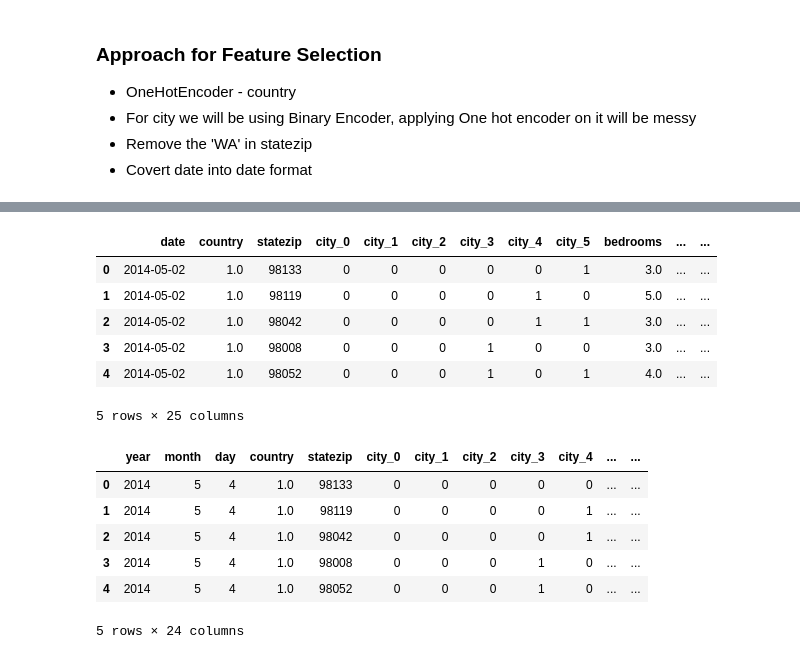
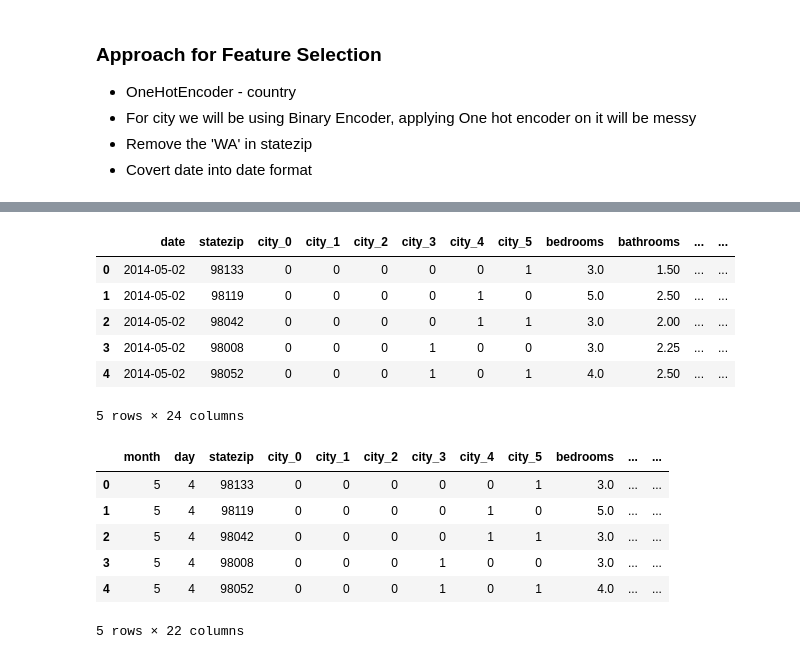
Before and after one commit to pradhans369/Python_and_Data_Science, a Jupyter notebook: 0 ML practice/11 gradient descent.ipynb, the cells around one changed output, grey strips where cells are left out. Saved outputs shown, nothing was run; the diff lists cells and outputs as text; code cells hidden in the pictures.

```diff
--- a/0 ML practice/11 gradient descent.ipynb
+++ b/0 ML practice/11 gradient descent.ipynb
@@ -32,7 +32,7 @@ Index(['date', 'price', 'bedrooms', 'bathrooms', 'sqft_living', 'sqft_lot',
 | 4 | 2014-05-02 00:00:00 | 550000.0 | 4.0 | 2.50 | 1940 | 10500 | 1.0 | 0 | 0 | 4 | ... |
 # %%
 # changing column order
-df = df[['date', 'country', 'statezip', 'city', 'bedrooms', 'bathrooms', 'sqft_living', 'sqft_lot', 'floors', 'waterfront', 'view', 'condition', 'sqft_above', 'sqft_basement', 'yr_built', 'yr_renovated',  'price']]
+df = df[['date', 'statezip', 'city', 'bedrooms', 'bathrooms', 'sqft_living', 'sqft_lot', 'floors', 'waterfront', 'view', 'condition', 'sqft_above', 'sqft_basement', 'yr_built', 'yr_renovated',  'price']]
 
 # printing unique values
 print(df.nunique())
@@ -74,12 +73,3 @@ SHAPE OF THE DATA :  (4600, 17)
 - For city we will be using Binary Encoder, applying One hot encoder on it will be messy
 - Remove the 'WA' in statezip
 - Covert date into date format
-# %%
-# applying one hot encoding on country
-
-ohe = OneHotEncoder(sparse_output=False)
-country = ohe.fit_transform(df[['country']])
-
-df['country'] = pd.DataFrame(country)
-
-df.head()
@@ -109,7 +92,8 @@ df.head()
 
 # df['statezip'] = df['statezip'].str.split().str[-1].astype(int)
 df['statezip'] = df['statezip'].str.replace('WA', '')
-df['statezip'] = df['statezip'].astype('int')           # convering numbers into integers
+# df['statezip'] = df['statezip'].astype('int')           # convering numbers into integers
+df['statezip'] = df['statezip']        # dont convert zip into integers, coz for eg the model will consider  Zip 98133 is "greater" than Zip 98001
 
 # print(df.info())
 df.head()
@@ -143,22 +127,24 @@ df['year'] = df['date'].dt.year
 
 df.head()
 # %% [output]
-|  | date | country | statezip | city_0 | city_1 | city_2 | city_3 | city_4 | city_5 | bedrooms | ... | ... |
-| 0 | 2014-05-02 | 1.0 | 98133 | 0 | 0 | 0 | 0 | 0 | 1 | 3.0 | ... | ... |
-| 1 | 2014-05-02 | 1.0 | 98119 | 0 | 0 | 0 | 0 | 1 | 0 | 5.0 | ... | ... |
-| 2 | 2014-05-02 | 1.0 | 98042 | 0 | 0 | 0 | 0 | 1 | 1 | 3.0 | ... | ... |
-| 3 | 2014-05-02 | 1.0 | 98008 | 0 | 0 | 0 | 1 | 0 | 0 | 3.0 | ... | ... |
-| 4 | 2014-05-02 | 1.0 | 98052 | 0 | 0 | 0 | 1 | 0 | 1 | 4.0 | ... | ... |
+|  | date | statezip | city_0 | city_1 | city_2 | city_3 | city_4 | city_5 | bedrooms | bathrooms | ... | ... |
+| 0 | 2014-05-02 | 98133 | 0 | 0 | 0 | 0 | 0 | 1 | 3.0 | 1.50 | ... | ... |
+| 1 | 2014-05-02 | 98119 | 0 | 0 | 0 | 0 | 1 | 0 | 5.0 | 2.50 | ... | ... |
+| 2 | 2014-05-02 | 98042 | 0 | 0 | 0 | 0 | 1 | 1 | 3.0 | 2.00 | ... | ... |
+| 3 | 2014-05-02 | 98008 | 0 | 0 | 0 | 1 | 0 | 0 | 3.0 | 2.25 | ... | ... |
+| 4 | 2014-05-02 | 98052 | 0 | 0 | 0 | 1 | 0 | 1 | 4.0 | 2.50 | ... | ... |
-5 rows × 25 columns
+5 rows × 24 columns
 # %%
-df2 = df[['year', 'month', 'day', 'country', 'statezip', 'city_0', 'city_1', 'city_2', 'city_3', 'city_4', 'city_5', 'bedrooms', 'bathrooms', 'sqft_living', 'sqft_lot', 'floors', 'waterfront', 'view', 'condition', 'sqft_above', 'sqft_basement', 'yr_built', 'yr_renovated', 'price']]
+df2 = df[['month', 'day', 'statezip', 'city_0', 'city_1', 'city_2', 'city_3', 'city_4', 'city_5', 'bedrooms', 'bathrooms', 'sqft_living', 'sqft_lot', 'floors', 'waterfront', 'view', 'condition', 'sqft_above', 'sqft_basement', 'yr_built', 'yr_renovated', 'price']]
+# since year and country are both constant feature adding no value, hence we have to remove them
+
 
 df2.head()
 # %% [output]
-|  | year | month | day | country | statezip | city_0 | city_1 | city_2 | city_3 | city_4 | ... | ... |
-| 0 | 2014 | 5 | 4 | 1.0 | 98133 | 0 | 0 | 0 | 0 | 0 | ... | ... |
-| 1 | 2014 | 5 | 4 | 1.0 | 98119 | 0 | 0 | 0 | 0 | 1 | ... | ... |
-| 2 | 2014 | 5 | 4 | 1.0 | 98042 | 0 | 0 | 0 | 0 | 1 | ... | ... |
-| 3 | 2014 | 5 | 4 | 1.0 | 98008 | 0 | 0 | 0 | 1 | 0 | ... | ... |
-| 4 | 2014 | 5 | 4 | 1.0 | 98052 | 0 | 0 | 0 | 1 | 0 | ... | ... |
+|  | month | day | statezip | city_0 | city_1 | city_2 | city_3 | city_4 | city_5 | bedrooms | ... | ... |
+| 0 | 5 | 4 | 98133 | 0 | 0 | 0 | 0 | 0 | 1 | 3.0 | ... | ... |
+| 1 | 5 | 4 | 98119 | 0 | 0 | 0 | 0 | 1 | 0 | 5.0 | ... | ... |
+| 2 | 5 | 4 | 98042 | 0 | 0 | 0 | 0 | 1 | 1 | 3.0 | ... | ... |
+| 3 | 5 | 4 | 98008 | 0 | 0 | 0 | 1 | 0 | 0 | 3.0 | ... | ... |
+| 4 | 5 | 4 | 98052 | 0 | 0 | 0 | 1 | 0 | 1 | 4.0 | ... | ... |
-5 rows × 24 columns
+5 rows × 22 columns
```
Also changed, not shown: parts of 10 cells of this notebook, 2 other files.
